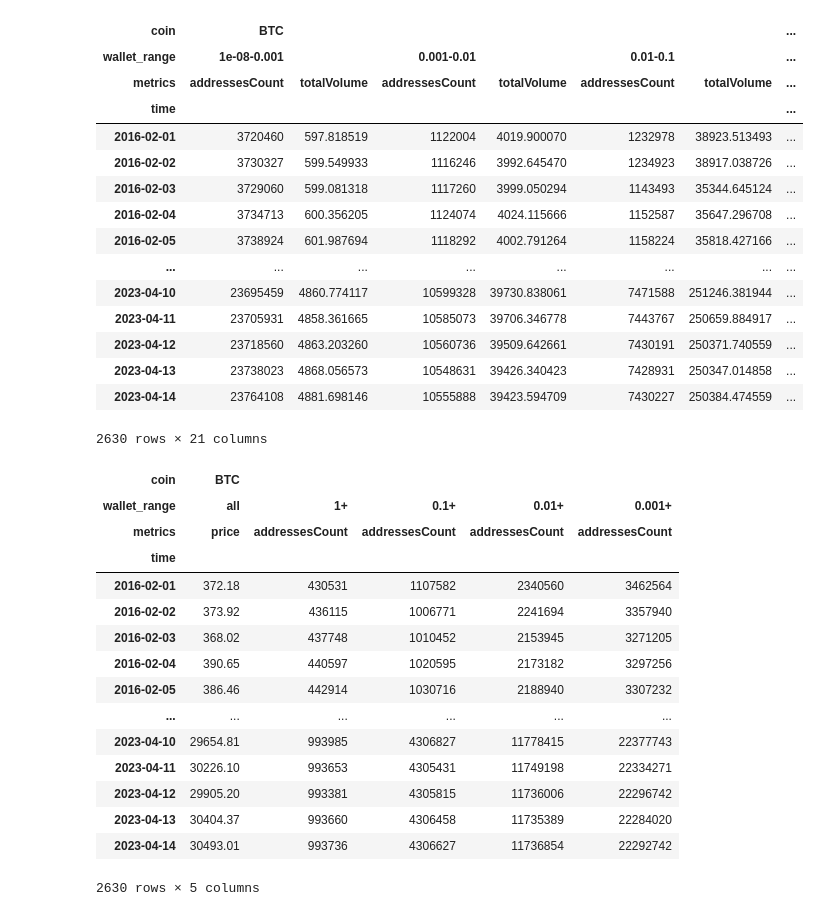
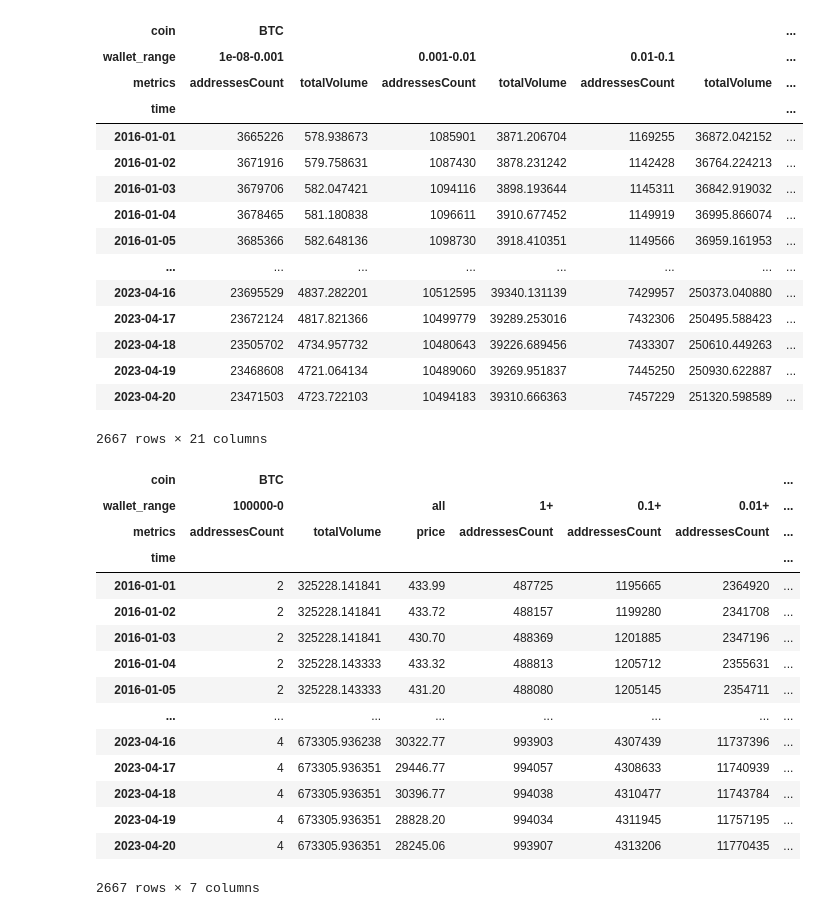
Before and after one commit to bekisz/chain-intelligence, a Jupyter notebook: metcalfe.ipynb, the cells around one changed output. Cells and saved outputs as stored; diff of their text form; code cells hidden in the pictures.

```diff
--- a/metcalfe.ipynb
+++ b/metcalfe.ipynb
@@ -24,13 +24,13 @@ import time
 
 # ----- User Settings
 
-collectDataFrom = pd.Timestamp('2016-02-01')
+collectDataFrom = pd.Timestamp('2016-01-01')
 
 # cryptocompare.com API Key
 cryptocompare_api_key = '777db0605f662ba6667a0c8d385d317262bd221764d4a3b01dc7a629e9592a49'
 
 # Having more or same BTC as [x,y,z]. This is for filtering out empty wallets
-min_btcs =  [0.001, 0.01]
+min_btcs =  [0.001]
 # Reuqested Simple Moving Averages for calucating k
 smas = [7,30,90,180, 365]
 # ----- User Settings -- end
@@ -106,18 +106,18 @@ df
 | wallet_range | 1e-08-0.001 |  | 0.001-0.01 |  | 0.01-0.1 |  | ... |
 | metrics | addressesCount | totalVolume | addressesCount | totalVolume | addressesCount | totalVolume | ... |
 | time |  |  |  |  |  |  | ... |
-| 2016-02-01 | 3720460 | 597.818519 | 1122004 | 4019.900070 | 1232978 | 38923.513493 | ... |
-| 2016-02-02 | 3730327 | 599.549933 | 1116246 | 3992.645470 | 1234923 | 38917.038726 | ... |
-| 2016-02-03 | 3729060 | 599.081318 | 1117260 | 3999.050294 | 1143493 | 35344.645124 | ... |
-| 2016-02-04 | 3734713 | 600.356205 | 1124074 | 4024.115666 | 1152587 | 35647.296708 | ... |
-| 2016-02-05 | 3738924 | 601.987694 | 1118292 | 4002.791264 | 1158224 | 35818.427166 | ... |
+| 2016-01-01 | 3665226 | 578.938673 | 1085901 | 3871.206704 | 1169255 | 36872.042152 | ... |
+| 2016-01-02 | 3671916 | 579.758631 | 1087430 | 3878.231242 | 1142428 | 36764.224213 | ... |
+| 2016-01-03 | 3679706 | 582.047421 | 1094116 | 3898.193644 | 1145311 | 36842.919032 | ... |
+| 2016-01-04 | 3678465 | 581.180838 | 1096611 | 3910.677452 | 1149919 | 36995.866074 | ... |
+| 2016-01-05 | 3685366 | 582.648136 | 1098730 | 3918.410351 | 1149566 | 36959.161953 | ... |
 | ... | ... | ... | ... | ... | ... | ... | ... |
-| 2023-04-10 | 23695459 | 4860.774117 | 10599328 | 39730.838061 | 7471588 | 251246.381944 | ... |
-| 2023-04-11 | 23705931 | 4858.361665 | 10585073 | 39706.346778 | 7443767 | 250659.884917 | ... |
-| 2023-04-12 | 23718560 | 4863.203260 | 10560736 | 39509.642661 | 7430191 | 250371.740559 | ... |
-| 2023-04-13 | 23738023 | 4868.056573 | 10548631 | 39426.340423 | 7428931 | 250347.014858 | ... |
-| 2023-04-14 | 23764108 | 4881.698146 | 10555888 | 39423.594709 | 7430227 | 250384.474559 | ... |
+| 2023-04-16 | 23695529 | 4837.282201 | 10512595 | 39340.131139 | 7429957 | 250373.040880 | ... |
+| 2023-04-17 | 23672124 | 4817.821366 | 10499779 | 39289.253016 | 7432306 | 250495.588423 | ... |
+| 2023-04-18 | 23505702 | 4734.957732 | 10480643 | 39226.689456 | 7433307 | 250610.449263 | ... |
+| 2023-04-19 | 23468608 | 4721.064134 | 10489060 | 39269.951837 | 7445250 | 250930.622887 | ... |
+| 2023-04-20 | 23471503 | 4723.722103 | 10494183 | 39310.666363 | 7457229 | 251320.598589 | ... |
-2630 rows × 21 columns
+2667 rows × 21 columns
 # %%
 df_aux = pd.DataFrame()
 
@@ -125,48 +125,49 @@ coin = 'BTC'
 
 #aggregate_wallets=['0.1-1','1-10', '10-100','100-1000', '1000-10000', '10000-100000', '100000-1000000']
 aggregate_wallets=['1-10', '10-100','100-1000', '1000-10000', '10000-100000']
 
 
 #aggregate_wallets.append('1-10')
 addressCounts = [df[coin][w_range]['addressesCount'] for w_range in aggregate_wallets]
 df_aux['addressesCount'] = sum(addressCounts)
 df.loc(axis=1)[(coin,'1+','addressesCount')] = df_aux['addressesCount']
 
 aggregate_wallets.append('0.1-1')
 addressCounts = [df[coin][w_range]['addressesCount'] for w_range in aggregate_wallets]
 df_aux['addressesCount'] = sum(addressCounts)
 df.loc(axis=1)[(coin,'0.1+','addressesCount')] = df_aux['addressesCount']
 
 
 aggregate_wallets.append('0.01-0.1')
 addressCounts = [df[coin][w_range]['addressesCount'] for w_range in aggregate_wallets]
 df_aux['addressesCount'] = sum(addressCounts)
 df.loc(axis=1)[(coin,'0.01+','addressesCount')] = df_aux['addressesCount']
 
 
 aggregate_wallets.append('0.001-0.01')
 addressCounts = [df[coin][w_range]['addressesCount'] for w_range in aggregate_wallets]
 df_aux['addressesCount'] = sum(addressCounts)
 df.loc(axis=1)[(coin,'0.001+','addressesCount')] = df_aux['addressesCount']
-df.drop(columns=['100000-0','1e-08-0.001',*aggregate_wallets],inplace=True,level= "wallet_range")
+#df.drop(columns=['100000-0','1e-08-0.001',*aggregate_wallets],inplace=True,level= "wallet_range")
+df.drop(columns=['1e-08-0.001',*aggregate_wallets],inplace=True,level= "wallet_range")
 
 
 df
 # %% [output]
-| coin | BTC |  |  |  |  |
-| wallet_range | all | 1+ | 0.1+ | 0.01+ | 0.001+ |
-| metrics | price | addressesCount | addressesCount | addressesCount | addressesCount |
-| time |  |  |  |  |  |
-| 2016-02-01 | 372.18 | 430531 | 1107582 | 2340560 | 3462564 |
-| 2016-02-02 | 373.92 | 436115 | 1006771 | 2241694 | 3357940 |
-| 2016-02-03 | 368.02 | 437748 | 1010452 | 2153945 | 3271205 |
-| 2016-02-04 | 390.65 | 440597 | 1020595 | 2173182 | 3297256 |
-| 2016-02-05 | 386.46 | 442914 | 1030716 | 2188940 | 3307232 |
-| ... | ... | ... | ... | ... | ... |
-| 2023-04-10 | 29654.81 | 993985 | 4306827 | 11778415 | 22377743 |
-| 2023-04-11 | 30226.10 | 993653 | 4305431 | 11749198 | 22334271 |
-| 2023-04-12 | 29905.20 | 993381 | 4305815 | 11736006 | 22296742 |
-| 2023-04-13 | 30404.37 | 993660 | 4306458 | 11735389 | 22284020 |
-| 2023-04-14 | 30493.01 | 993736 | 4306627 | 11736854 | 22292742 |
+| coin | BTC |  |  |  |  |  | ... |
+| wallet_range | 100000-0 |  | all | 1+ | 0.1+ | 0.01+ | ... |
+| metrics | addressesCount | totalVolume | price | addressesCount | addressesCount | addressesCount | ... |
+| time |  |  |  |  |  |  | ... |
+| 2016-01-01 | 2 | 325228.141841 | 433.99 | 487725 | 1195665 | 2364920 | ... |
+| 2016-01-02 | 2 | 325228.141841 | 433.72 | 488157 | 1199280 | 2341708 | ... |
+| 2016-01-03 | 2 | 325228.141841 | 430.70 | 488369 | 1201885 | 2347196 | ... |
+| 2016-01-04 | 2 | 325228.143333 | 433.32 | 488813 | 1205712 | 2355631 | ... |
+| 2016-01-05 | 2 | 325228.143333 | 431.20 | 488080 | 1205145 | 2354711 | ... |
+| ... | ... | ... | ... | ... | ... | ... | ... |
+| 2023-04-16 | 4 | 673305.936238 | 30322.77 | 993903 | 4307439 | 11737396 | ... |
+| 2023-04-17 | 4 | 673305.936351 | 29446.77 | 994057 | 4308633 | 11740939 | ... |
+| 2023-04-18 | 4 | 673305.936351 | 30396.77 | 994038 | 4310477 | 11743784 | ... |
+| 2023-04-19 | 4 | 673305.936351 | 28828.20 | 994034 | 4311945 | 11757195 | ... |
+| 2023-04-20 | 4 | 673305.936351 | 28245.06 | 993907 | 4313206 | 11770435 | ... |
-2630 rows × 5 columns
+2667 rows × 7 columns
 # %%
```
Also changed, not shown: parts of 11 cells of this notebook, 2 other files.
